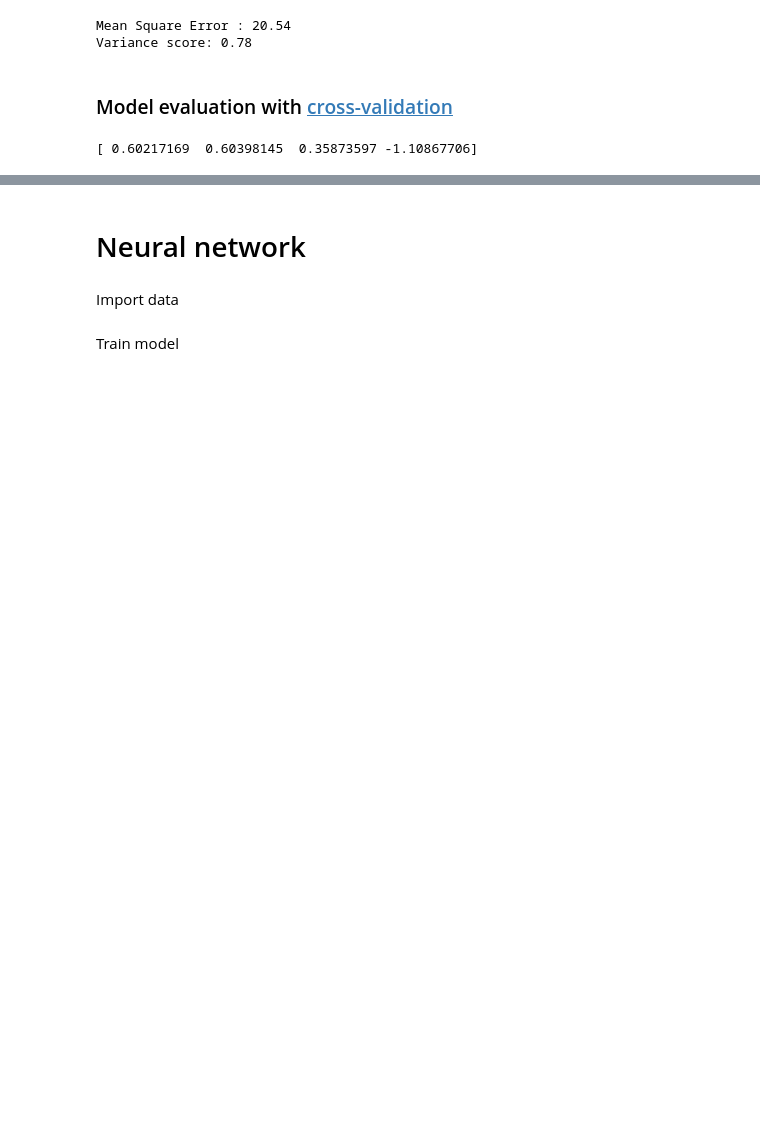
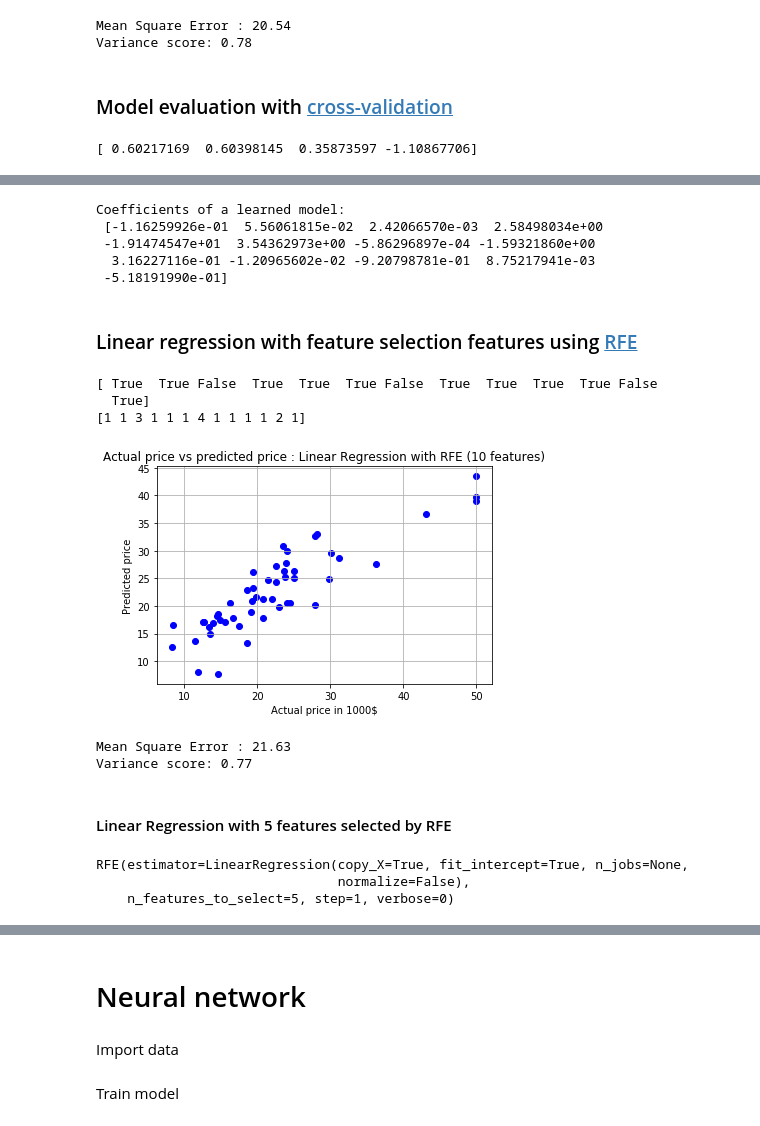
Before and after one commit to marek-dalida/KWD-Projekt, a Jupyter notebook: Boston.ipynb, the cells around one changed output, grey strips where cells are left out. Drawn from its saved outputs; the diff is of its cells as text; code cells hidden in the pictures; blank space fills up the shorter version.

```diff
--- a/Boston.ipynb
+++ b/Boston.ipynb
@@ -376,8 +239,0 @@ Variance score: 0.92
-# %%
-from sklearn.feature_selection import RFE
-
-sel_ = RFE(estimator=LinearRegression(normalize=False), n_features_to_select=10)
-sel_.fit(boston_train_poly, ytrain)
-y_sel = sel_.predict(boston_test_poly)
-print(sel_.support_)
-print(sel_.ranking_)
@@ -417,6 +239,0 @@ Variance score: 0.71
-# %%
-from sklearn.ensemble import RandomForestRegressor
-
-reg = RandomForestRegressor()
-
-reg.fit(xtrain, ytrain)
@@ -457,0 +266,51 @@ Real value for patient "3" is 22.0
+# %%
+print('Coefficients of a learned model: \n', lin_reg.coef_)
+# %% [output]
+Coefficients of a learned model:
+ [-1.16259926e-01  5.56061815e-02  2.42066570e-03  2.58498034e+00
+ -1.91474547e+01  3.54362973e+00 -5.86296897e-04 -1.59321860e+00
+  3.16227116e-01 -1.20965602e-02 -9.20798781e-01  8.75217941e-03
+ -5.18191990e-01]
+# %% [markdown]
+### Linear regression with feature selection features using [RFE](https://scikit-learn.org/stable/modules/generated/sklearn.feature_selection.RFE.html)
+# %%
+from sklearn.feature_selection import RFE
+
+lin_sel = RFE(estimator=LinearRegression(normalize=False), n_features_to_select=10)
+lin_sel.fit(xtrain, ytrain)
+
+print(lin_sel.support_)
+print(lin_sel.ranking_)
+# %% [output]
+[ True  True False  True  True  True False  True  True  True  True False
+  True]
+[1 1 3 1 1 1 4 1 1 1 1 2 1]
+# %%
+lin_sel_pred = lin_sel.predict(xtest)
+# %%
+plt.scatter(ytest, lin_sel_pred, c = 'blue')
+plt.grid()
+plt.xlabel("Actual price in 1000$")
+plt.ylabel("Predicted price")
+plt.title("Actual price vs predicted price : Linear Regression with RFE (10 features)")
+plt.show()
+# %% [output]
+[figure, added]
+# %%
+mse = mean_squared_error(ytest, lin_sel_pred)
+print("Mean Square Error : %.2f " % mse)
+
+vs = r2_score(ytest, lin_sel_pred)
+print('Variance score: %.2f' % vs)
+# %% [output]
+Mean Square Error : 21.63
+Variance score: 0.77
+# %% [markdown]
+#### Linear Regression with 5 features selected by RFE
+# %%
+lin_sel = RFE(estimator=LinearRegression(normalize=False), n_features_to_select=5)
+lin_sel.fit(xtrain, ytrain)
+# %% [output]
+RFE(estimator=LinearRegression(copy_X=True, fit_intercept=True, n_jobs=None,
+                               normalize=False),
+    n_features_to_select=5, step=1, verbose=0)
```
Also changed, not shown: parts of 104 cells of this notebook.
